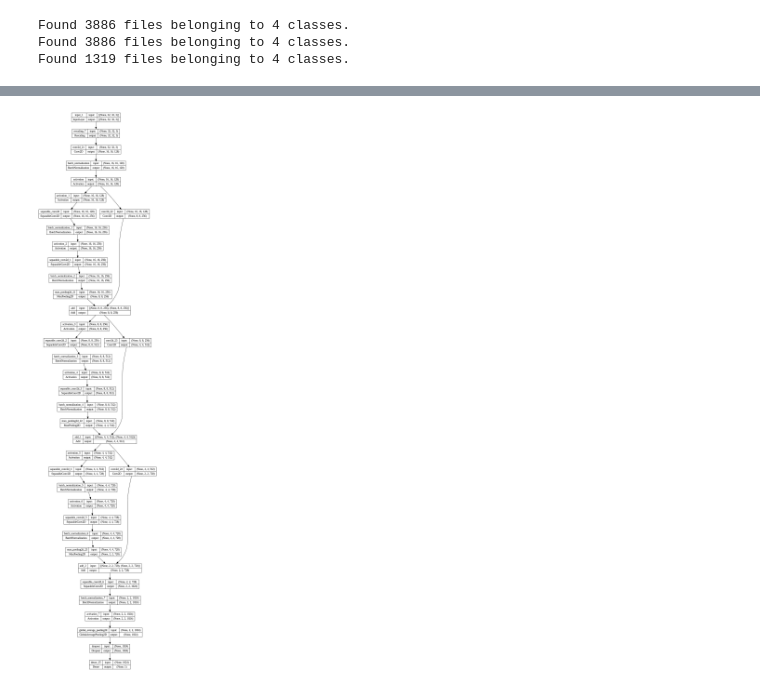
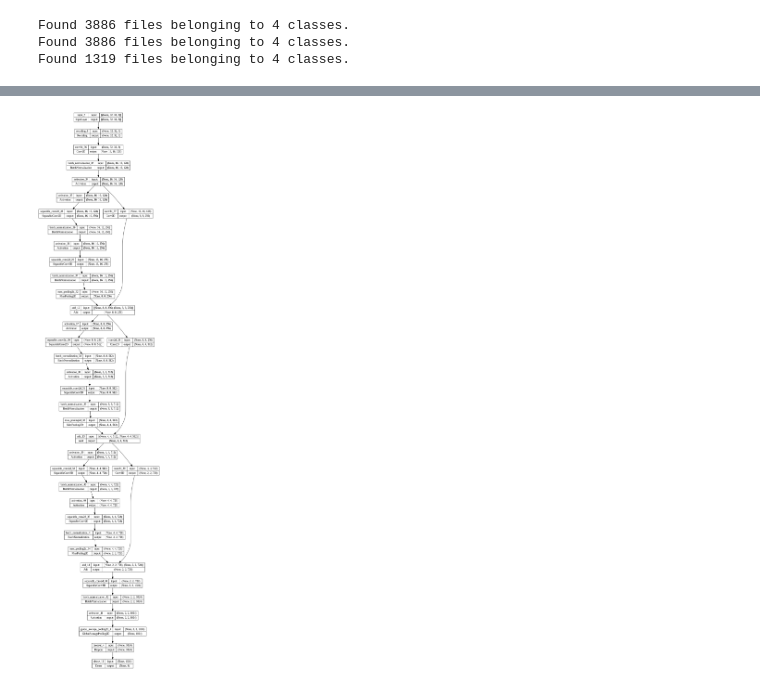
Before and after one commit to OrianaMart/ECEN-403---Team-39, a Jupyter notebook: TEAM39_MLModel.ipynb, the cells around one changed output, grey strips where cells are left out. Saved outputs shown, nothing was run; the diff lists cells and outputs as text; code cells hidden in the pictures.

```diff
--- a/TEAM39_MLModel.ipynb
+++ b/TEAM39_MLModel.ipynb
@@ -155,57 +165,59 @@ model = tf.keras.Sequential([  #Allows layers to be added to the neural network
 # %%
 #This is an experimental custom written model
 
+num_classes = len(class_names)
+
 def make_model(input_shape, num_classes):
-    inputs = keras.Input(shape=input_shape)
+    inputs = tf.keras.Input(shape=input_shape)
 
 
     # Entry block
-    x = layers.Rescaling(1.0 / 255)(inputs)
-    x = layers.Conv2D(128, 3, strides=2, padding="same")(x)
-    x = layers.BatchNormalization()(x)
-    x = layers.Activation("relu")(x)
+    x = tf.keras.layers.Rescaling(1.0 / 255)(inputs)
+    x = tf.keras.layers.Conv2D(128, 3, strides=2, padding="same")(x)
+    x = tf.keras.layers.BatchNormalization()(x)
+    x = tf.keras.layers.Activation("relu")(x)
 
     previous_block_activation = x  # Set aside residual
 
     for size in [256, 512, 728]:
-        x = layers.Activation("relu")(x)
-        x = layers.SeparableConv2D(size, 3, padding="same")(x)
-        x = layers.BatchNormalization()(x)
+        x = tf.keras.layers.Activation("relu")(x)
+        x = tf.keras.layers.SeparableConv2D(size, 3, padding="same")(x)
+        x = tf.keras.layers.BatchNormalization()(x)
 
-        x = layers.Activation("relu")(x)
-        x = layers.SeparableConv2D(size, 3, padding="same")(x)
-        x = layers.BatchNormalization()(x)
+        x = tf.keras.layers.Activation("relu")(x)
+        x = tf.keras.layers.SeparableConv2D(size, 3, padding="same")(x)
+        x = tf.keras.layers.BatchNormalization()(x)
 
-        x = layers.MaxPooling2D(3, strides=2, padding="same")(x)
+        x = tf.keras.layers.MaxPooling2D(3, strides=2, padding="same")(x)
 
         # Project residual
-        residual = layers.Conv2D(size, 1, strides=2, padding="same")(
+        residual = tf.keras.layers.Conv2D(size, 1, strides=2, padding="same")(
             previous_block_activation
         )
-        x = layers.add([x, residual])  # Add back residual
+        x = tf.keras.layers.add([x, residual])  # Add back residual
         previous_block_activation = x  # Set aside next residual
 
-    x = layers.SeparableConv2D(1024, 3, padding="same")(x)
-    x = layers.BatchNormalization()(x)
-    x = layers.Activation("relu")(x)
+    x = tf.keras.layers.SeparableConv2D(1024, 3, padding="same")(x)
+    x = tf.keras.layers.BatchNormalization()(x)
+    x = tf.keras.layers.Activation("relu")(x)
 
-    x = layers.GlobalAveragePooling2D()(x)
+    x = tf.keras.layers.GlobalAveragePooling2D()(x)
     if num_classes == 2:
         activation = "sigmoid"
         units = 1
     else:
         activation = "softmax"
-        units = num_classes
 
-    x = layers.Dropout(0.5)(x)
-    outputs = layers.Dense(units, activation=activation)(x)
-    return keras.Model(inputs, outputs)
+
+    x = tf.keras.layers.Dropout(0.25)(x)
+    outputs = tf.keras.layers.Dense(4, activation=activation)(x)  #Units must be updated as more categories are added
+    return tf.keras.Model(inputs, outputs)
 
 image_size = (img_height, img_width)
 model = make_model(input_shape=image_size + (3,), num_classes=2)
-keras.utils.plot_model(model, show_shapes=True)
+tf.keras.utils.plot_model(model, show_shapes=True)
 # %% [output]
-[figure, old version]
+[figure, new version]
 # %%
 model.compile(
     optimizer = tf.keras.optimizers.Adam(1e-3),
```
Also changed, not shown: parts of 10 cells of this notebook.
